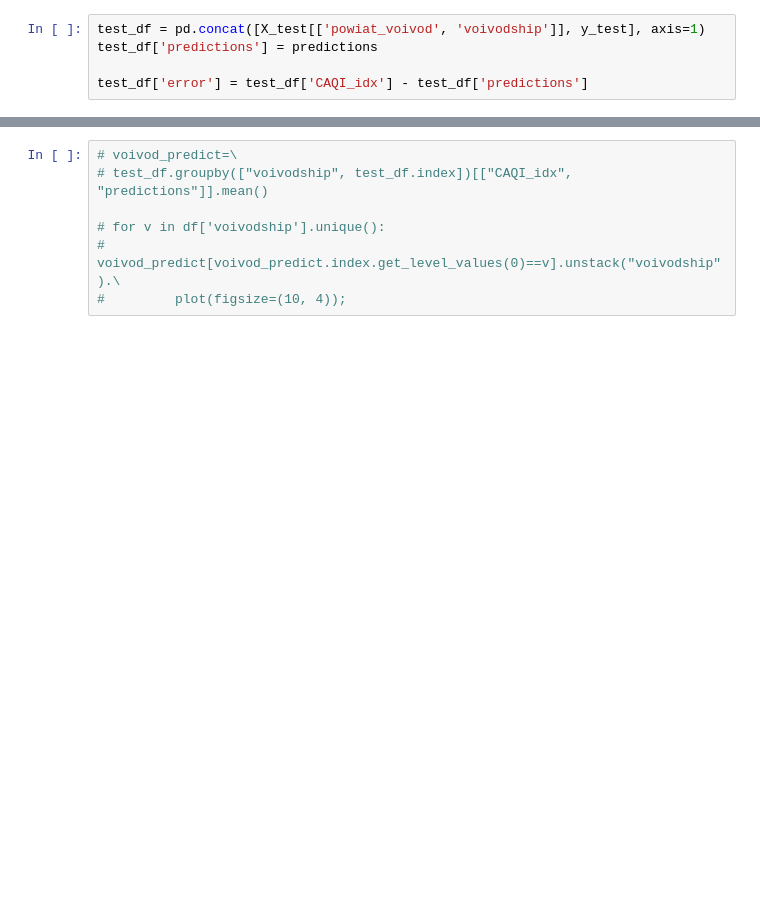
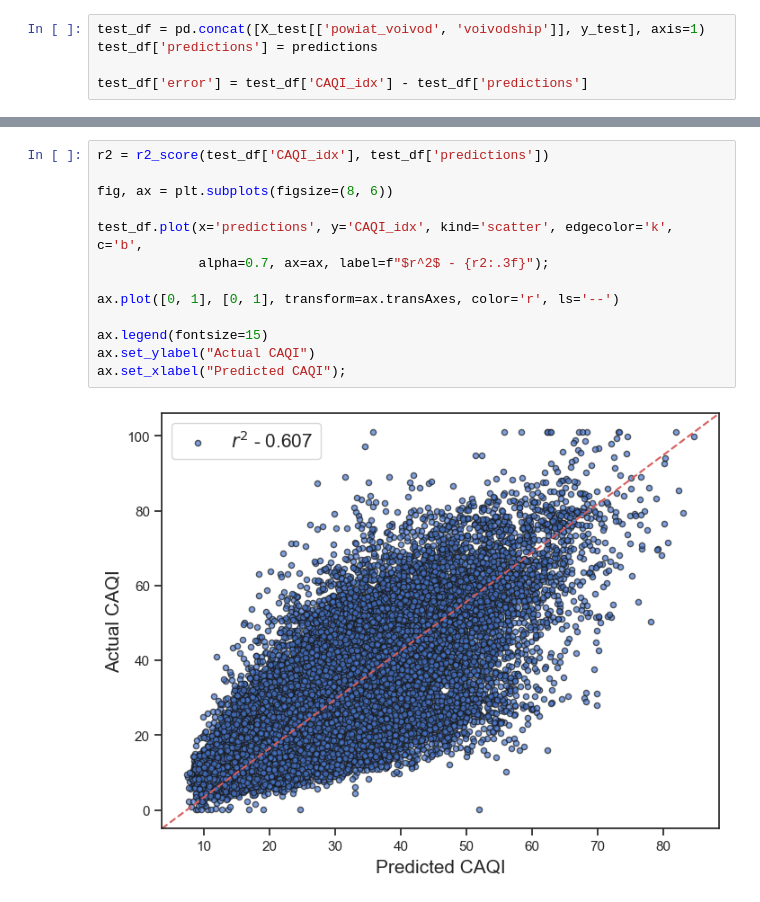
Before and after one commit to OmdenaAI/warsaw-poland-chapter-air-pollution, a Jupyter notebook: src/tasks/task-4-modeling/Joseph Antony_Modelling/1. BaseLine Model- Joseph Antony.ipynb, the cells around one changed output, grey strips where cells are left out. Drawn from its saved outputs; the diff is of its cells as text; blank space fills up the shorter version.

```diff
--- a/src/tasks/task-4-modeling/Joseph Antony_Modelling/1. BaseLine Model- Joseph Antony.ipynb
+++ b/src/tasks/task-4-modeling/Joseph Antony_Modelling/1. BaseLine Model- Joseph Antony.ipynb
@@ -256,7 +325,15 @@ test_df.groupby(test_df.index)[['CAQI_idx', 'predictions']].mean().\
 # %%
-# voivod_predict=\
-# test_df.groupby(["voivodship", test_df.index])[["CAQI_idx", "predictions"]].mean()
+r2 = r2_score(test_df['CAQI_idx'], test_df['predictions'])
 
-# for v in df['voivodship'].unique():
-#     voivod_predict[voivod_predict.index.get_level_values(0)==v].unstack("voivodship").\
-#         plot(figsize=(10, 4));
+fig, ax = plt.subplots(figsize=(8, 6))
+
+test_df.plot(x='predictions', y='CAQI_idx', kind='scatter', edgecolor='k', c='b',
+             alpha=0.7, ax=ax, label=f"$r^2$ - {r2:.3f}");
+
+ax.plot([0, 1], [0, 1], transform=ax.transAxes, color='r', ls='--')
+
+ax.legend(fontsize=15)
+ax.set_ylabel("Actual CAQI")
+ax.set_xlabel("Predicted CAQI");
+# %% [output]
+[figure, added]
```
Also changed, not shown: parts of 21 cells of this notebook.
